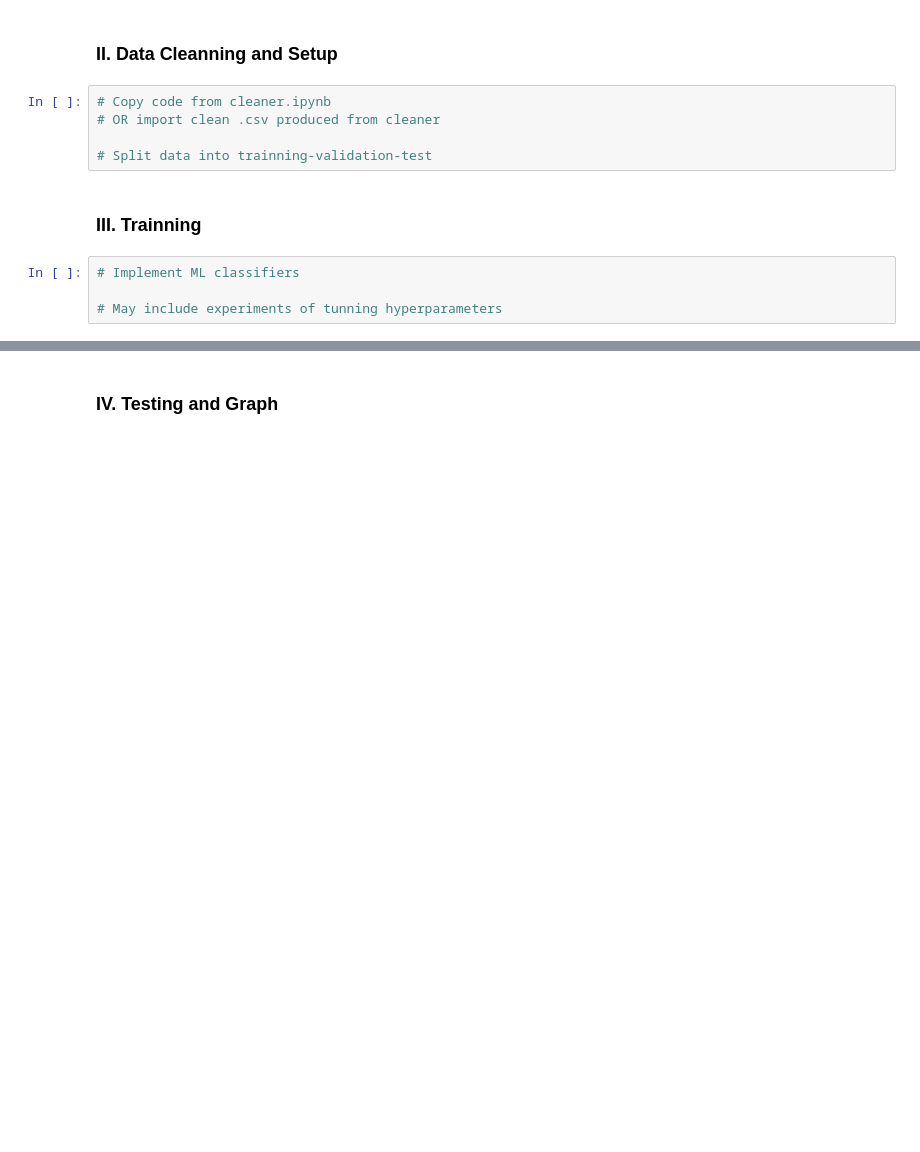
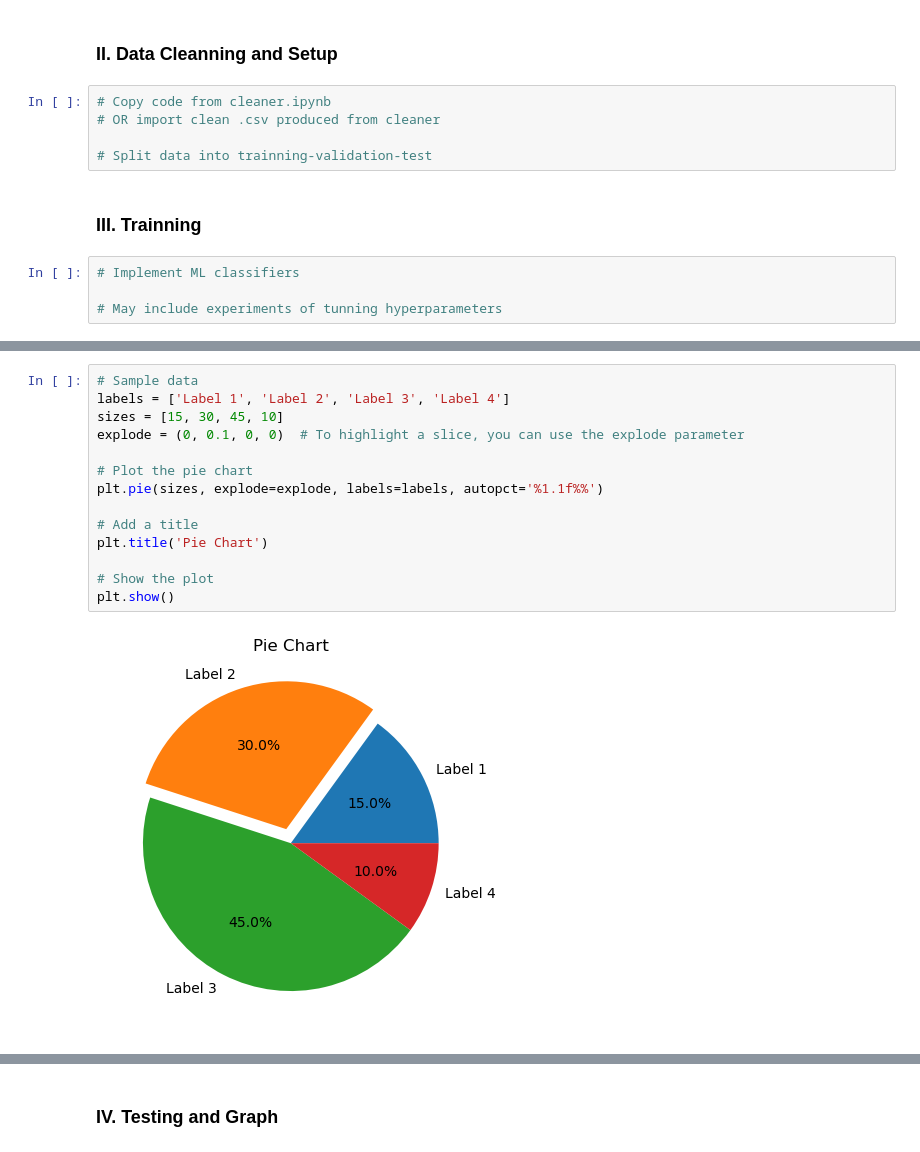
Before and after one commit to minhngo3818/cs178-diabetes-project, a Jupyter notebook: main.ipynb, the cells around one changed output, grey strips where cells are left out. Drawn from its saved outputs; the diff is of its cells as text; blank space fills up the shorter version.

```diff
--- a/main.ipynb
+++ b/main.ipynb
@@ -137,0 +142,16 @@ df.describe()
+# %%
+# Sample data
+labels = ['Label 1', 'Label 2', 'Label 3', 'Label 4']
+sizes = [15, 30, 45, 10]
+explode = (0, 0.1, 0, 0)  # To highlight a slice, you can use the explode parameter
+
+# Plot the pie chart
+plt.pie(sizes, explode=explode, labels=labels, autopct='%1.1f%%')
+
+# Add a title
+plt.title('Pie Chart')
+
+# Show the plot
+plt.show()
+# %% [output]
+[figure, added]
```
Also changed, not shown: parts of 17 cells of this notebook.
